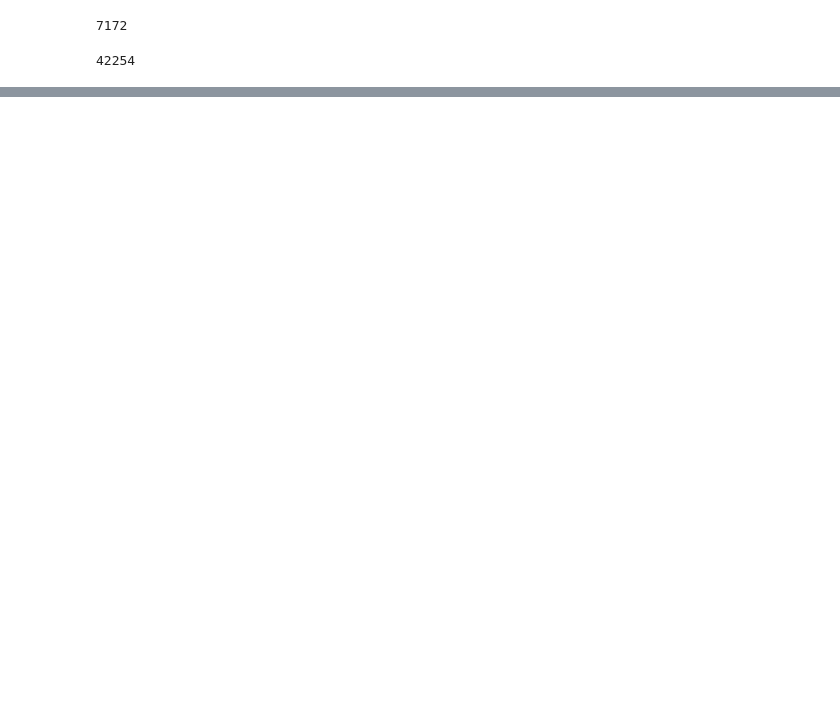
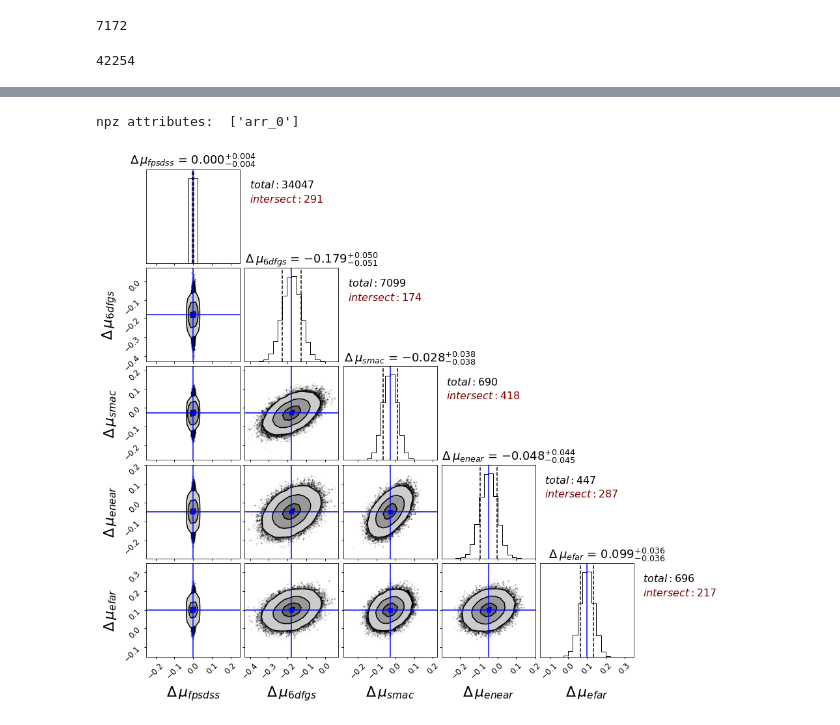
Before and after one commit to ekourkchi/CF4catalog, a Jupyter notebook: FP_groups.ipynb, the cells around one changed output, grey strips where cells are left out. Saved outputs shown, nothing was run; the diff lists cells and outputs as text; code cells hidden in the pictures; blank space fills up the shorter version.

```diff
--- a/FP_groups.ipynb
+++ b/FP_groups.ipynb
@@ -426,3 +433,10 @@ print(t2-t1)
+# %%
+npzName = "CF4_FP_group.npz"
+npzfile = np.load(npzName)
+print("npz attributes: ", npzfile.files)
+NPZsamples = npzfile['arr_0']
+# %% [output]
+npz attributes:  ['arr_0']
 # %%
 theta = map(lambda v: (v[1], v[2]-v[1], v[1]-v[0]),
                             zip(*np.percentile(samples,
@@ -457,30 +471,45 @@ for ax in fig.get_axes():
     lbl.set_text(txt)
     lbl.set_linespacing(50)
     lbl = ax.yaxis.get_label()
     lbl.set_fontsize(22)
     txt = lbl.get_text().strip()
     lbl.set_text(txt)
 
+    ### forcing the the title of the upper left corner panel to be zero
+    title = ax.get_title().strip()
+    if m==0:
+        tl = title.split("=")
+        left = tl[0]
+        right = tl[1]
+        nl = right.split("_")
+        number = nl[0]
+        error  = nl[1]
+        title = left+'='+' ${0.000}_'+error
+        ax.set_title(title)
+        ax.title.set_fontsize(18)
+
 
     ax.tick_params(which='major', length=3, width=1., direction='out')
 
     Ylm = ax.get_ylim() ; Xlm = ax.get_xlim()
     x0 = -0.1*Xlm[0]+1.1*Xlm[1]
 
     if m%(n_cat+1)==0:
         y0 = 0.2*Ylm[0]+0.80*Ylm[1]
         dx = df[['DM_'+catalogs[i_cat]]].dropna()
         ax.text(x0,y0, r"$total: $"+str(len(dx)), fontsize=16, color='k')
 
         y0 = 0.35*Ylm[0]+0.65*Ylm[1]
         other_DMs = ["DM_"+c for c in catalogs if c != catalogs[i_cat]]
 
         df["sumDM"] = df[other_DMs].sum(axis=1)
         df["sumDM"][df["sumDM"]==0] = np.nan
 
         dx = df[['sumDM', 'DM_'+catalogs[i_cat]]].dropna()
         ax.text(x0,y0, r"$intersect: $"+str(len(dx)), fontsize=16, color='maroon')
         i_cat += 1
 
 
     m+=1
+# %% [output]
+[figure, added]
```
Also changed, not shown: parts of 3 cells of this notebook, 5 other files.
